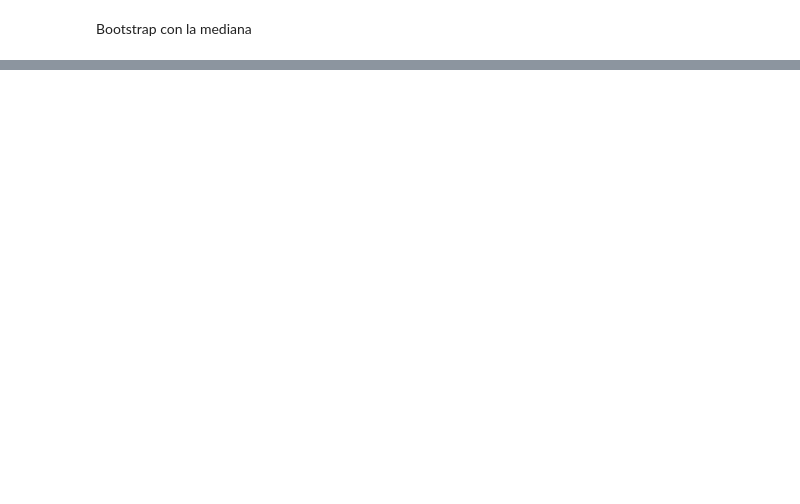
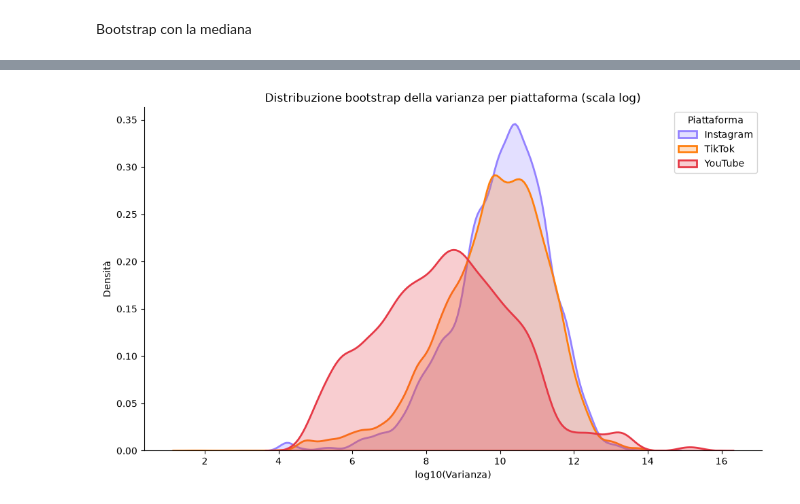
Before and after one commit to Nefeli-Apostolou/Virality-on-Shorts, a Jupyter notebook: code/4_laboraory.ipynb, the cells around one changed output, grey strips where cells are left out. Drawn from its saved outputs; the diff is of its cells as text; code cells hidden in the pictures; blank space fills up the shorter version.

```diff
--- a/code/4_laboraory.ipynb
+++ b/code/4_laboraory.ipynb
@@ -773,0 +761,97 @@ plt.show()
+# %%
+import pandas as pd
+import numpy as np
+import matplotlib.pyplot as plt
+from scipy.stats import gaussian_kde
+
+np.random.seed(42)  # riproducibilità
+
+# ---------------------------------------------------------
+# 0. Dataset e palette per piattaforma
+# ---------------------------------------------------------
+tiktok    = tiktok_active[['video_id', 'publisher', 'year', 'views', 'platform']].copy()
+youtube   = youtube_active[['video_id', 'publisher', 'year', 'views', 'platform']].copy()
+instagram = instagram_active[['video_id', 'publisher', 'year', 'views', 'platform']].copy()
+
+datasets = {
+    "Instagram": instagram,
+    "TikTok": tiktok,
+    "YouTube": youtube,
+}
+
+palette = {
+    "Instagram": "#9381FF",
+    "TikTok": "#ff7f0e",
+    "YouTube": "#e63946",
+}
+
+col = 'views'
+N_BOOTSTRAP = 100
+SAMPLE_SIZE = 20
+
+# ---------------------------------------------------------
+# 1. Bootstrap: per ogni coppia publisher/anno, campiono 50 video
+#    (con reinserimento) 100 volte, e per OGNI campione calcolo
+#    direttamente la varianza del campione (non più rapporto valore/mediana).
+#    Alla fine ho 100 varianze per ogni publisher/anno:
+#    - la loro media -> 'varianza_media'
+#    - la loro deviazione standard -> 'varianza_std' (variabilità tra bootstrap)
+#    Tutte le 100 varianze vengono anche conservate per il plot di distribuzione (colonna 3).
+# ---------------------------------------------------------
+summaries = {}
+bootstrap_varianze = {}  # tutte le varianze calcolate nei campioni bootstrap, per il plot di distribuzione
+
+for name, df in datasets.items():
+    records = []
+    varianze_list = []
+
+    for (publisher, year), group in df.groupby(['publisher', 'year']):
+        totale_originale = len(group)
+        varianze_bootstrap = []
+
+        for _ in range(N_BOOTSTRAP):
+            sample = group.sample(n=SAMPLE_SIZE, replace=True)
+            var_sample = sample[col].var()  # varianza del campione bootstrap
+            varianze_bootstrap.append(var_sample)
+
+        varianze_list.extend(varianze_bootstrap)
+
+        records.append({
+            'publisher': publisher,
+            'year': year,
+            'totale': totale_originale,                       # numero di video originali nel gruppo
+            'varianza_media': np.mean(varianze_bootstrap),    # media delle 100 varianze bootstrap
+            'varianza_std': np.std(varianze_bootstrap)        # variabilità delle varianze tra bootstrap
+        })
+
+    summary = pd.DataFrame(records)
+    summaries[name] = summary
+    bootstrap_varianze[name] = np.array(varianze_list)
+import numpy as np
+import matplotlib.pyplot as plt
+import seaborn as sns
+
+fig, ax = plt.subplots(figsize=(10, 6))
+
+for piattaforma, valori in bootstrap_varianze.items():
+    valori_log = np.log10(valori)
+    sns.kdeplot(
+        valori_log,
+        label=piattaforma,
+        color=palette[piattaforma],
+        fill=True,
+        alpha=0.25,
+        linewidth=2,
+        ax=ax
+    )
+
+ax.set_xlabel("log10(Varianza)")
+ax.set_ylabel("Densità")
+ax.set_title("Distribuzione bootstrap della varianza per piattaforma (scala log)")
+ax.legend(title="Piattaforma")
+sns.despine()
+
+plt.tight_layout()
+plt.show()
+# %% [output]
+[figure, added]
```
Also changed, not shown: parts of 4 cells of this notebook.
